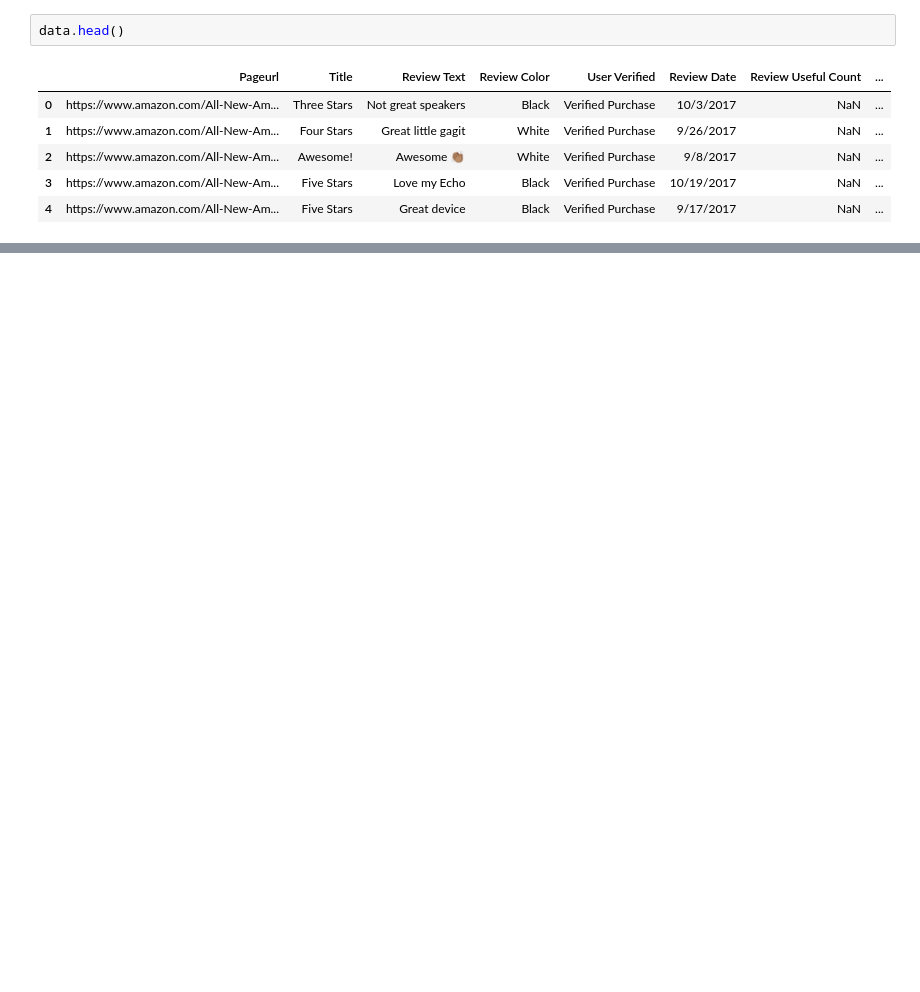
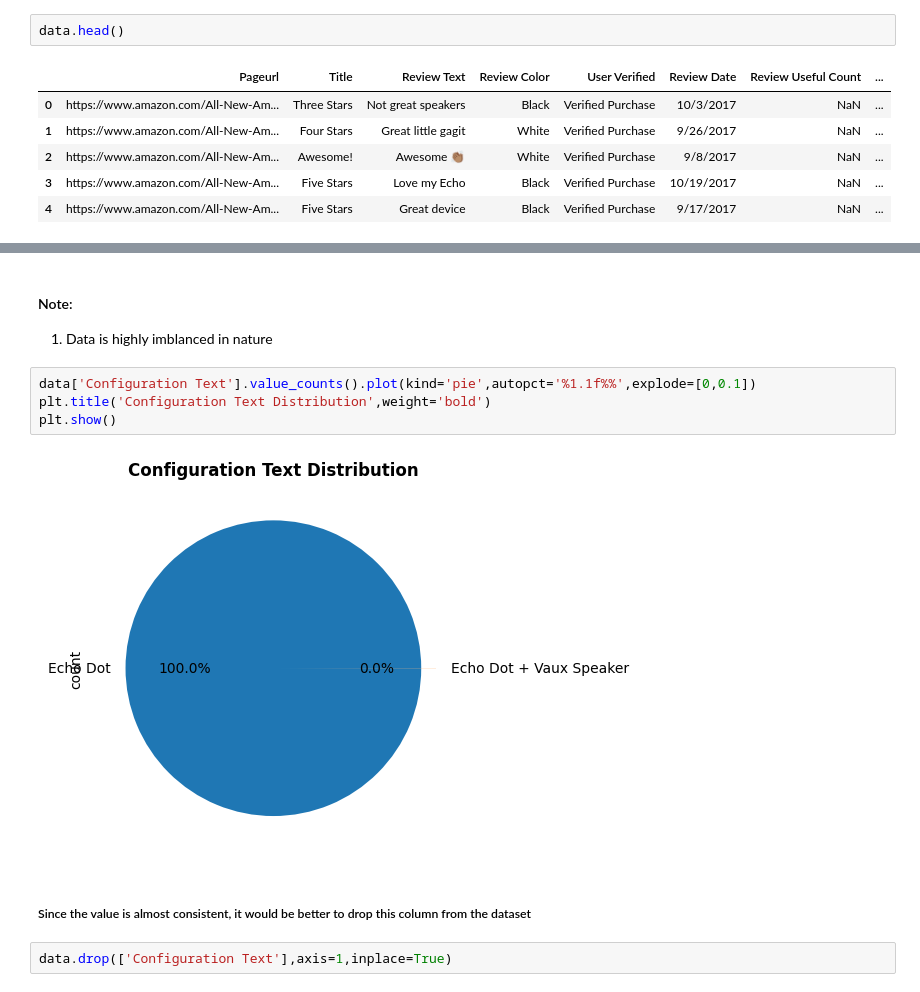
Before and after one commit to suhaibmukhtar/Sentiment_Analysis_End2End_Project, a Jupyter notebook: test.ipynb, the cells around one changed output, grey strips where cells are left out. Cells and saved outputs as stored; diff of their text form; blank space fills up the shorter version.

```diff
--- a/test.ipynb
+++ b/test.ipynb
@@ -40,0 +211,13 @@ memory usage: 535.7+ KB
+# %% [markdown]
+#### Note:<br>
+1) Data is highly imblanced in nature
+# %%
+data['Configuration Text'].value_counts().plot(kind='pie',autopct='%1.1f%%',explode=[0,0.1])
+plt.title('Configuration Text Distribution',weight='bold')
+plt.show()
+# %% [output]
+[figure, added]
+# %% [markdown]
+##### Since the value is almost consistent, it would be better to drop this column from the dataset
+# %%
+data.drop(['Configuration Text'],axis=1,inplace=True)
```
Also changed, not shown: parts of 50 cells of this notebook.
